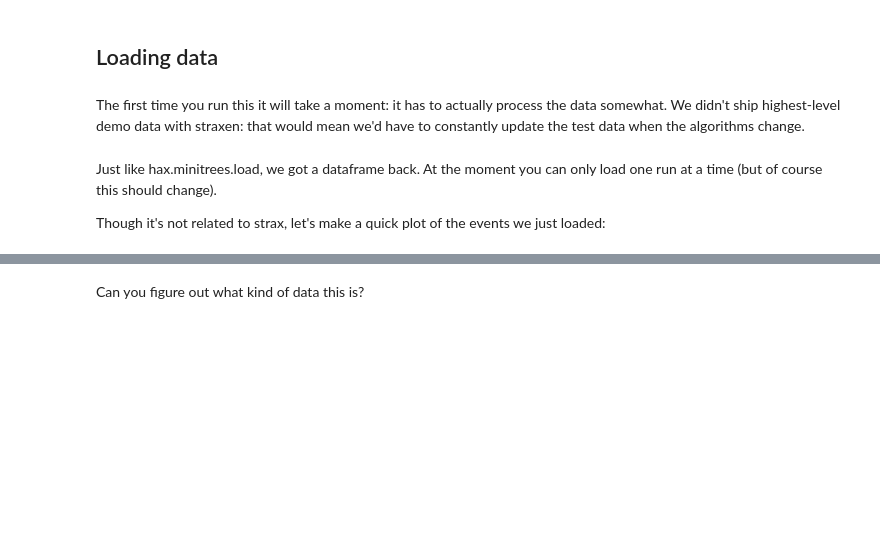
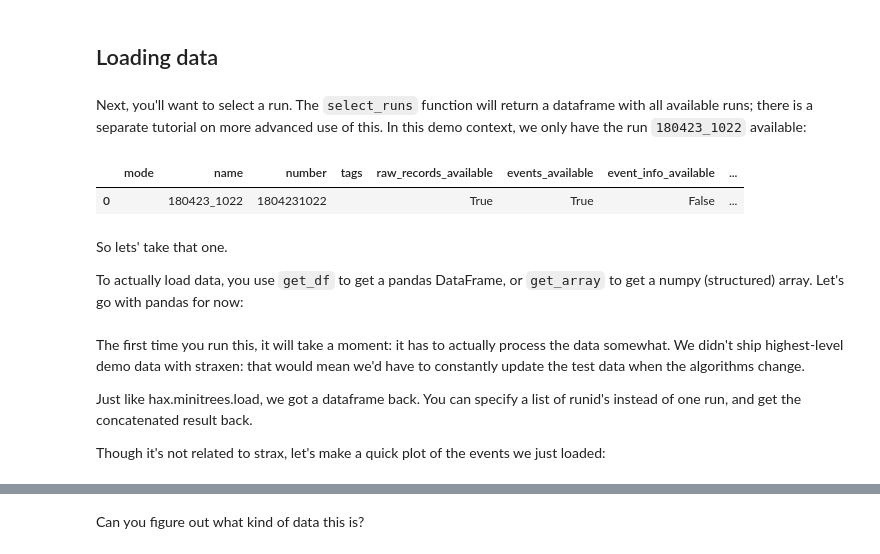
Before and after one commit to XENONnT/straxen, a Jupyter notebook: notebooks/tutorials/strax_demo.ipynb, the cells around one changed output, grey strips where cells are left out. Cells and saved outputs as stored; diff of their text form; code cells hidden in the pictures; blank space fills up the shorter version.

```diff
--- a/notebooks/tutorials/strax_demo.ipynb
+++ b/notebooks/tutorials/strax_demo.ipynb
@@ -75,3 +73,14 @@ st.data_info('event_info')
 As you can see, `event_info` has a lot more information; let's load that one. You can see from the documentation (TODO link) that `event_info`'s job is to merge the info from `corrected_areas` and other things.
 # %% [markdown]
 ## Loading data
+# %% [markdown]
+Next, you'll want to select a run. The `select_runs` function will return a dataframe with all available runs; there is a separate tutorial on more advanced use of this. In this demo context, we only have the run `180423_1022` available:
+# %%
+st.select_runs()
+# %% [output]
+|  | mode | name | number | tags | raw_records_available | events_available | event_info_available | ... |
+| 0 |  | 180423_1022 | 1804231022 |  | True | True | False | ... |
+# %% [markdown]
+So lets' take that one.
+
+To actually load data, you use `get_df` to get a pandas DataFrame, or `get_array` to get a numpy (structured) array. Let's go with pandas for now:
@@ -78,2 +90,6 @@ As you can see, `event_info` has a lot more information; let's load that one. Yo
 # %% [markdown]
-The first time you run this it will take a moment: it has to actually process the data somewhat. We didn't ship highest-level demo data with straxen: that would mean we'd have to constantly update the test data when the algorithms change.
+The first time you run this, it will take a moment: it has to actually process the data somewhat. We didn't ship highest-level demo data with straxen: that would mean we'd have to constantly update the test data when the algorithms change.
+
+Just like hax.minitrees.load, we got a dataframe back. You can specify a list of runid's instead of one run, and get the concatenated result back.
+
+Though it's not related to strax, let's make a quick plot of the events we just loaded:
@@ -82,7 +96,3 @@ df = st.get_df(run_id, 'event_info')
-# %% [markdown]
-Just like hax.minitrees.load, we got a dataframe back. At the moment you can only load one run at a time (but of course this should change).
-
-Though it's not related to strax, let's make a quick plot of the events we just loaded:
 # %%
 import matplotlib.pyplot as plt
 %matplotlib inline
```
Also changed, not shown: parts of 30 cells of this notebook, 4 other files.
